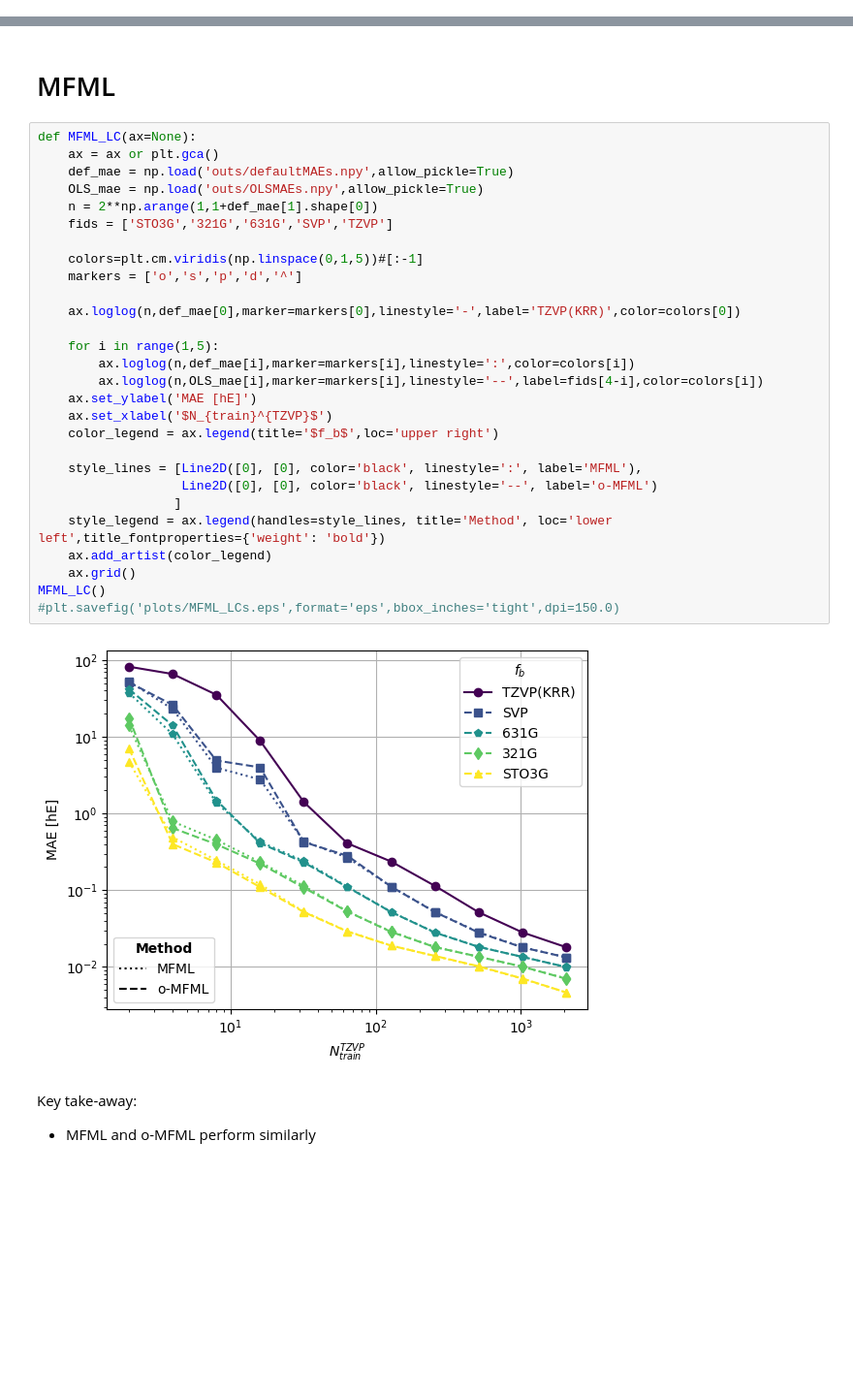
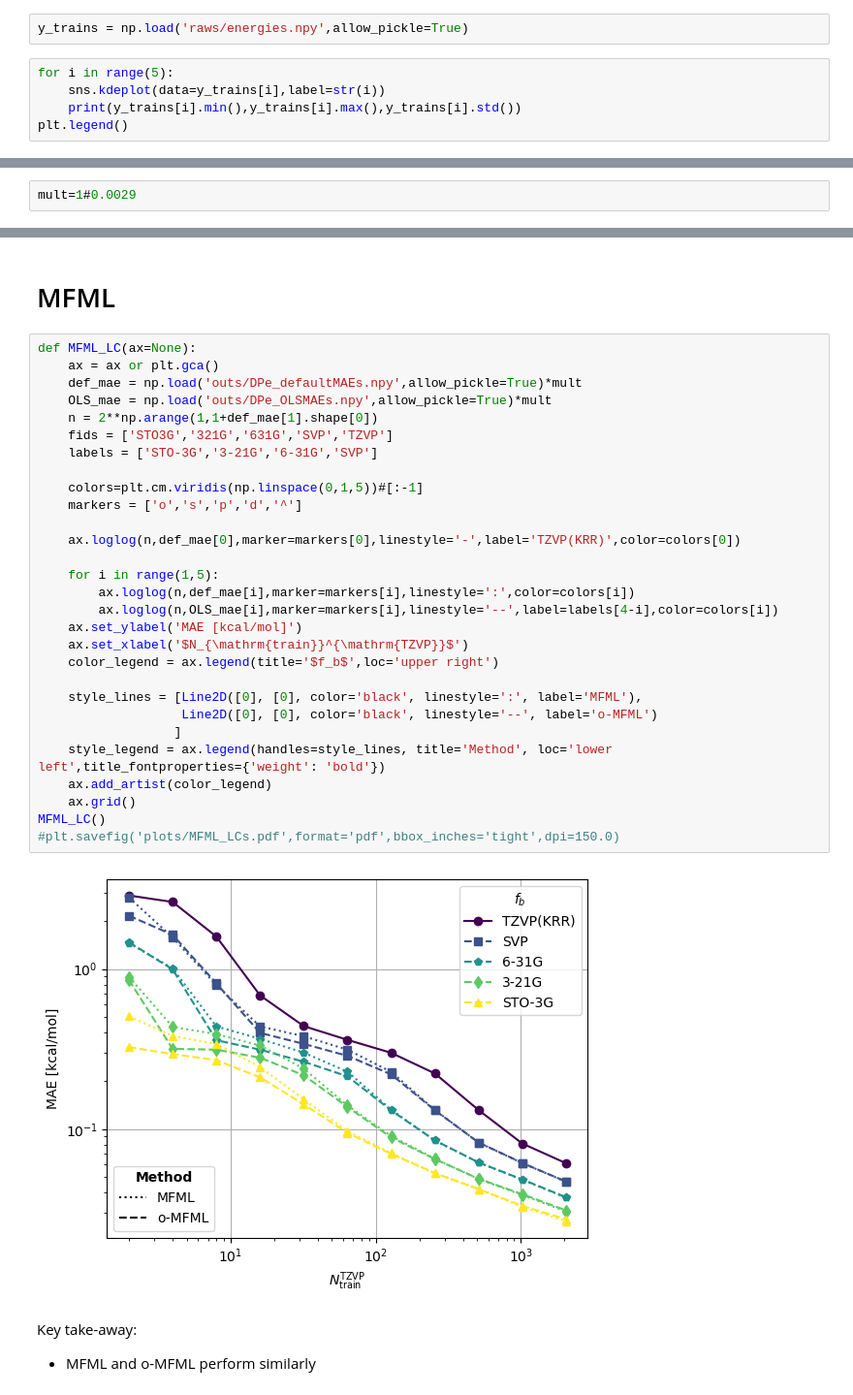
Before and after one commit to SM4DA/MFDeltaML, a Jupyter notebook: DeltaMFML.ipynb, the cells around one changed output, grey strips where cells are left out. Shown: that part at 97% size. Cells and saved outputs as stored; diff of their text form; blank space fills up the shorter version.

```diff
--- a/DeltaMFML.ipynb
+++ b/DeltaMFML.ipynb
@@ -6,0 +80,7 @@ from matplotlib.lines import Line2D
+# %%
+y_trains = np.load('raws/energies.npy',allow_pickle=True)
+# %%
+for i in range(5):
+    sns.kdeplot(data=y_trains[i],label=str(i))
+    print(y_trains[i].min(),y_trains[i].max(),y_trains[i].std())
+plt.legend()
@@ -7,3 +112,5 @@ from matplotlib.lines import Line2D
+# %%
+mult=1#0.0029
 # %% [markdown]
 # Prep Data
 # %%
@@ -172,33 +309,34 @@ QM7b_delta_ML()
 # %%
 def MFML_LC(ax=None):
     ax = ax or plt.gca()
-    def_mae = np.load('outs/defaultMAEs.npy',allow_pickle=True)
-    OLS_mae = np.load('outs/OLSMAEs.npy',allow_pickle=True)
+    def_mae = np.load('outs/DPe_defaultMAEs.npy',allow_pickle=True)*mult
+    OLS_mae = np.load('outs/DPe_OLSMAEs.npy',allow_pickle=True)*mult
     n = 2**np.arange(1,1+def_mae[1].shape[0])
     fids = ['STO3G','321G','631G','SVP','TZVP']
+    labels = ['STO-3G','3-21G','6-31G','SVP']
 
     colors=plt.cm.viridis(np.linspace(0,1,5))#[:-1]
     markers = ['o','s','p','d','^']
 
     ax.loglog(n,def_mae[0],marker=markers[0],linestyle='-',label='TZVP(KRR)',color=colors[0])
 
     for i in range(1,5):
         ax.loglog(n,def_mae[i],marker=markers[i],linestyle=':',color=colors[i])
-        ax.loglog(n,OLS_mae[i],marker=markers[i],linestyle='--',label=fids[4-i],color=colors[i])
-    ax.set_ylabel('MAE [hE]')
-    ax.set_xlabel('$N_{train}^{TZVP}$')
+        ax.loglog(n,OLS_mae[i],marker=markers[i],linestyle='--',label=labels[4-i],color=colors[i])
+    ax.set_ylabel('MAE [kcal/mol]')
+    ax.set_xlabel('$N_{\mathrm{train}}^{\mathrm{TZVP}}$')
     color_legend = ax.legend(title='$f_b$',loc='upper right')
 
     style_lines = [Line2D([0], [0], color='black', linestyle=':', label='MFML'),
                    Line2D([0], [0], color='black', linestyle='--', label='o-MFML')
                   ]
     style_legend = ax.legend(handles=style_lines, title='Method', loc='lower left',title_fontproperties={'weight': 'bold'})
     ax.add_artist(color_legend)
     ax.grid()
 MFML_LC()
-#plt.savefig('plots/MFML_LCs.eps',format='eps',bbox_inches='tight',dpi=150.0)
+#plt.savefig('plots/MFML_LCs.pdf',format='pdf',bbox_inches='tight',dpi=150.0)
 # %% [output]
-[figure, old version]
+[figure, new version]
 # %% [markdown]
 Key take-away:
 * MFML and o-MFML perform similarly
```
Also changed, not shown: parts of 26 cells of this notebook, 3 other files.
